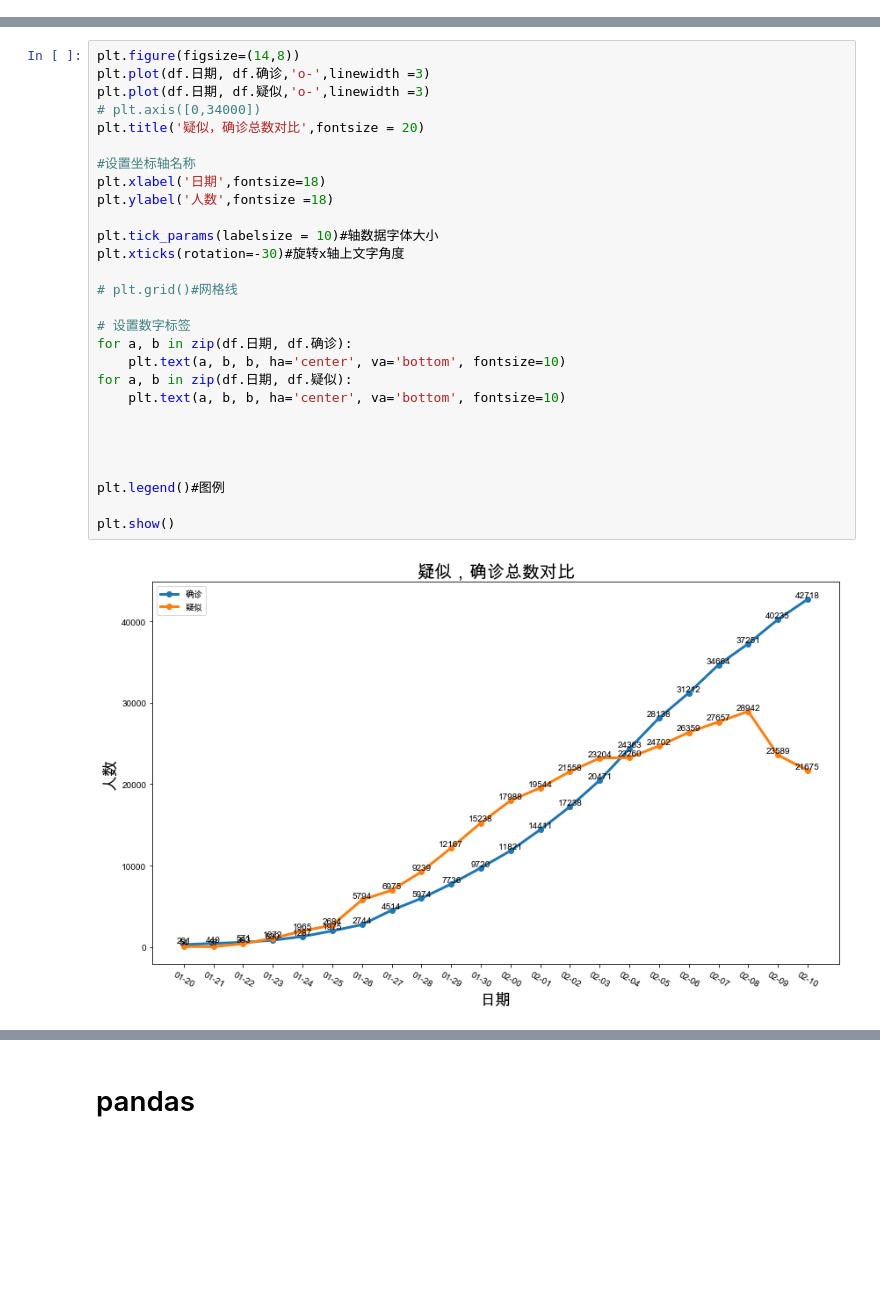
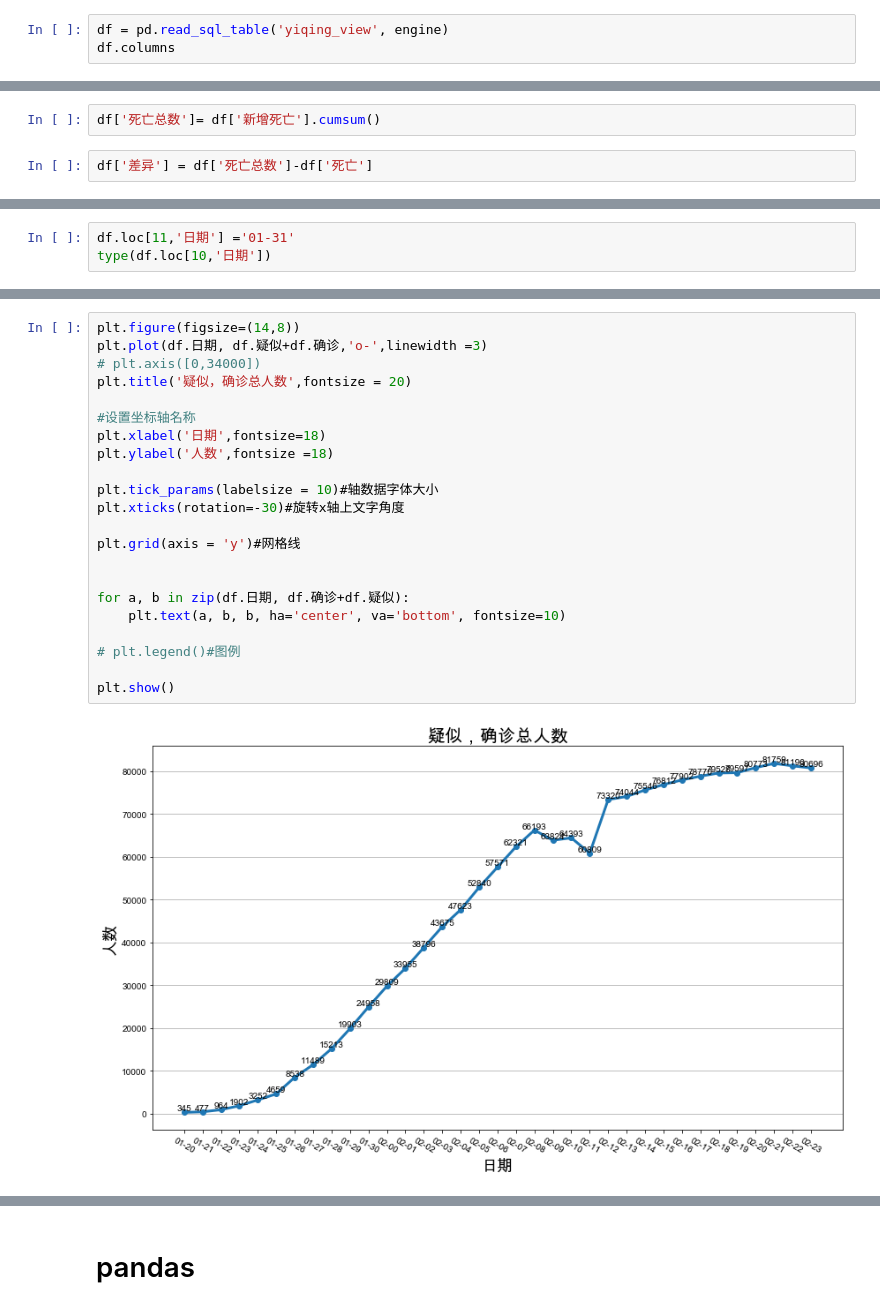
Before and after one commit to z1z22/myjupyter, a Jupyter notebook: pandas.ipynb, the cells around one changed output, grey strips where cells are left out. Saved outputs shown, nothing was run; the diff lists cells and outputs as text; blank space fills up the shorter version.

```diff
--- a/pandas.ipynb
+++ b/pandas.ipynb
@@ -13,0 +17,3 @@ df = pd.read_csv ('/users/mac/python/yiqing2020/yiqing_data/yiqing_view.csv')
+# %%
+df = pd.read_sql_table('yiqing_view', engine)
+df.columns
@@ -13,0 +33,4 @@ df = pd.read_csv ('/users/mac/python/yiqing2020/yiqing_data/yiqing_view.csv')
+# %%
+df['死亡总数']= df['新增死亡'].cumsum()
+# %%
+df['差异'] = df['死亡总数']-df['死亡']
@@ -13,0 +57,3 @@ df = pd.read_csv ('/users/mac/python/yiqing2020/yiqing_data/yiqing_view.csv')
+# %%
+df.loc[11,'日期'] ='01-31'
+type(df.loc[10,'日期'])
@@ -14,30 +143,24 @@ df = pd.read_csv ('/users/mac/python/yiqing2020/yiqing_data/yiqing_view.csv')
 # %%
 plt.figure(figsize=(14,8))
-plt.plot(df.日期, df.确诊,'o-',linewidth =3)
-plt.plot(df.日期, df.疑似,'o-',linewidth =3)
+plt.plot(df.日期, df.疑似+df.确诊,'o-',linewidth =3)
 # plt.axis([0,34000])
-plt.title('疑似，确诊总数对比',fontsize = 20)
+plt.title('疑似，确诊总人数',fontsize = 20)
 
 #设置坐标轴名称
 plt.xlabel('日期',fontsize=18)
 plt.ylabel('人数',fontsize =18)
 
 plt.tick_params(labelsize = 10)#轴数据字体大小
 plt.xticks(rotation=-30)#旋转x轴上文字角度
 
-# plt.grid()#网格线
+plt.grid(axis = 'y')#网格线
 
-# 设置数字标签
-for a, b in zip(df.日期, df.确诊):
-    plt.text(a, b, b, ha='center', va='bottom', fontsize=10)
-for a, b in zip(df.日期, df.疑似):
+
+for a, b in zip(df.日期, df.确诊+df.疑似):
     plt.text(a, b, b, ha='center', va='bottom', fontsize=10)
 
-
-
-
-plt.legend()#图例
+# plt.legend()#图例
 
 plt.show()
 # %% [output]
-[figure, old version]
+[figure, new version]
```
Also changed, not shown: parts of 98 cells of this notebook, 14 other files.
